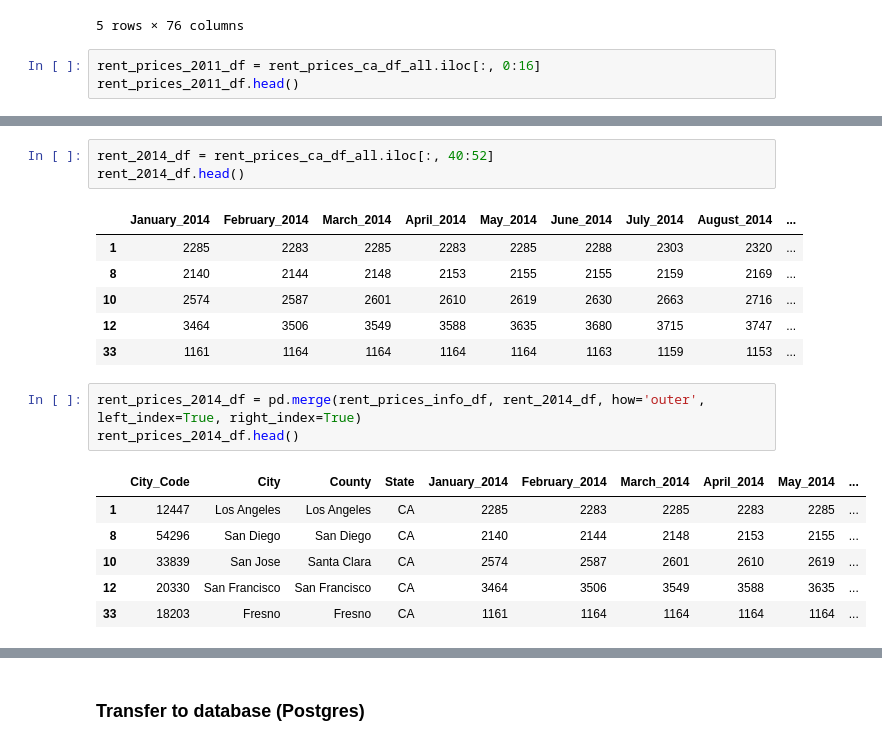
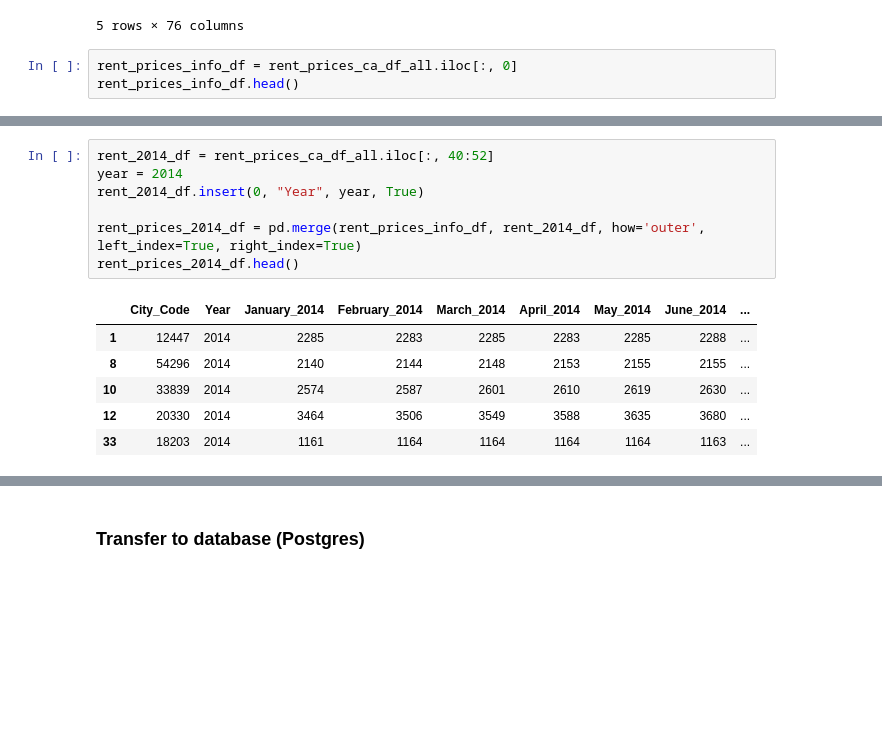
Before and after one commit to cassfolk/UCI-Project-2, a Jupyter notebook: Cleanup.ipynb, the cells around one changed output, grey strips where cells are left out. Cells and saved outputs as stored; diff of their text form; blank space fills up the shorter version.

```diff
--- a/Cleanup.ipynb
+++ b/Cleanup.ipynb
@@ -104,6 +107,6 @@ rent_prices_ca_df_all.head()
 | 33 | 18203 | Fresno | Fresno | CA | 1242.0 | 1228.0 | 1213.0 | 1204.0 | 1189.0 | ... |
 5 rows × 76 columns
 # %%
-rent_prices_2011_df = rent_prices_ca_df_all.iloc[:, 0:16]
-rent_prices_2011_df.head()
+rent_prices_info_df = rent_prices_ca_df_all.iloc[:, 0]
+rent_prices_info_df.head()
 # %% [output]
@@ -186,20 +161,14 @@ rent_prices_2013_df.head()
-# %%
-rent_2014_df = rent_prices_ca_df_all.iloc[:, 40:52]
-rent_2014_df.head()
-# %% [output]
-|  | January_2014 | February_2014 | March_2014 | April_2014 | May_2014 | June_2014 | July_2014 | August_2014 | ... |
-| 1 | 2285 | 2283 | 2285 | 2283 | 2285 | 2288 | 2303 | 2320 | ... |
-| 8 | 2140 | 2144 | 2148 | 2153 | 2155 | 2155 | 2159 | 2169 | ... |
-| 10 | 2574 | 2587 | 2601 | 2610 | 2619 | 2630 | 2663 | 2716 | ... |
-| 12 | 3464 | 3506 | 3549 | 3588 | 3635 | 3680 | 3715 | 3747 | ... |
-| 33 | 1161 | 1164 | 1164 | 1164 | 1164 | 1163 | 1159 | 1153 | ... |
 # %%
+rent_2014_df = rent_prices_ca_df_all.iloc[:, 40:52]
+year = 2014
+rent_2014_df.insert(0, "Year", year, True)
+
 rent_prices_2014_df = pd.merge(rent_prices_info_df, rent_2014_df, how='outer', left_index=True, right_index=True)
 rent_prices_2014_df.head()
 # %% [output]
-|  | City_Code | City | County | State | January_2014 | February_2014 | March_2014 | April_2014 | May_2014 | ... |
-| 1 | 12447 | Los Angeles | Los Angeles | CA | 2285 | 2283 | 2285 | 2283 | 2285 | ... |
-| 8 | 54296 | San Diego | San Diego | CA | 2140 | 2144 | 2148 | 2153 | 2155 | ... |
-| 10 | 33839 | San Jose | Santa Clara | CA | 2574 | 2587 | 2601 | 2610 | 2619 | ... |
-| 12 | 20330 | San Francisco | San Francisco | CA | 3464 | 3506 | 3549 | 3588 | 3635 | ... |
-| 33 | 18203 | Fresno | Fresno | CA | 1161 | 1164 | 1164 | 1164 | 1164 | ... |
+|  | City_Code | Year | January_2014 | February_2014 | March_2014 | April_2014 | May_2014 | June_2014 | ... |
+| 1 | 12447 | 2014 | 2285 | 2283 | 2285 | 2283 | 2285 | 2288 | ... |
+| 8 | 54296 | 2014 | 2140 | 2144 | 2148 | 2153 | 2155 | 2155 | ... |
+| 10 | 33839 | 2014 | 2574 | 2587 | 2601 | 2610 | 2619 | 2630 | ... |
+| 12 | 20330 | 2014 | 3464 | 3506 | 3549 | 3588 | 3635 | 3680 | ... |
+| 33 | 18203 | 2014 | 1161 | 1164 | 1164 | 1164 | 1164 | 1163 | ... |
```
Also changed, not shown: parts of 21 cells of this notebook, 2 other files.
